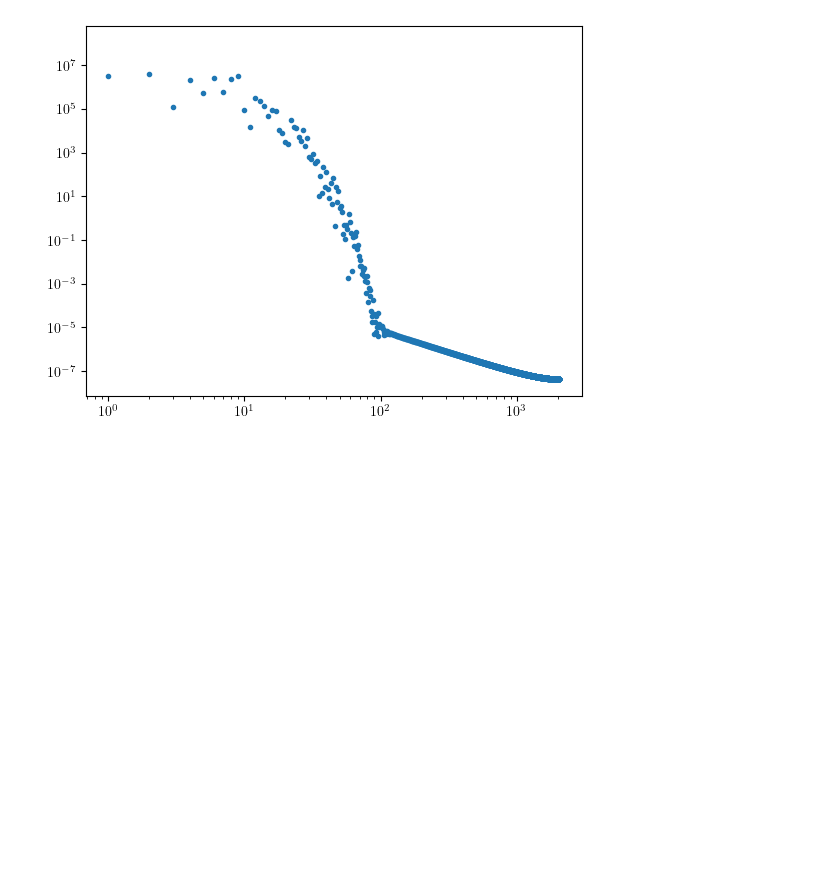
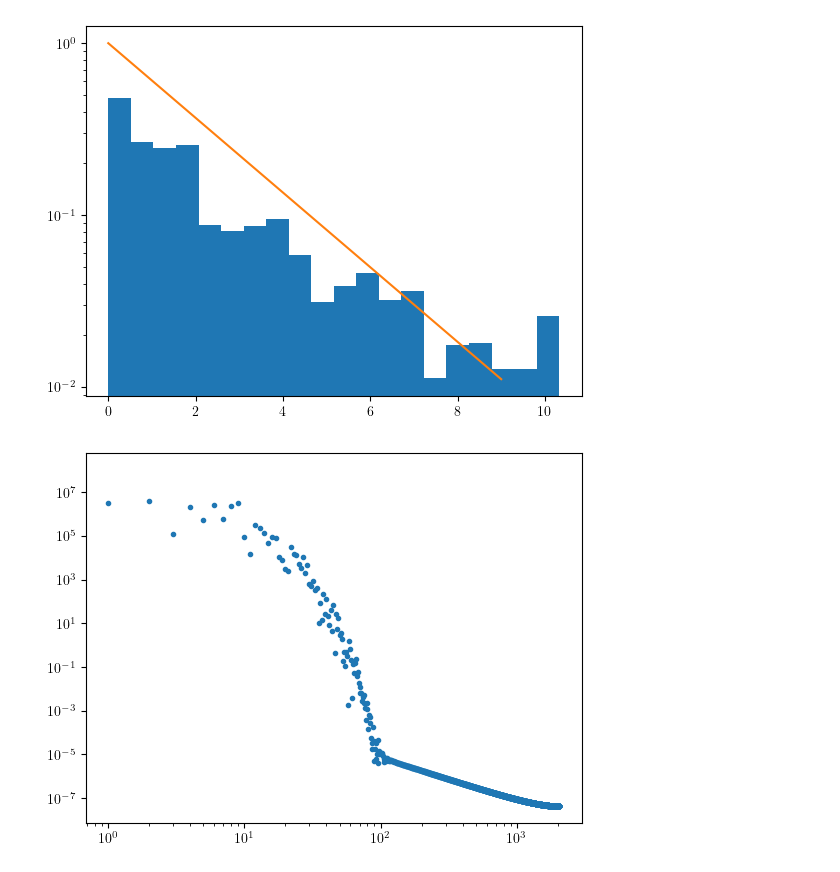
Before and after one commit to hjkim0620/ULDM_HarmonicOscillator, a Jupyter notebook: ULDM_HarmonicOscillator.ipynb, the cells around one changed output. Drawn from its saved outputs; the diff is of its cells as text; code cells hidden in the pictures; blank space fills up the shorter version.

```diff
--- a/ULDM_HarmonicOscillator.ipynb
+++ b/ULDM_HarmonicOscillator.ipynb
@@ -135,3 +35,10 @@ plt.plot(sim.time, sim.rho)
+# %%
+plt.hist(sim.rho, density=True,bins=20)
+plt.plot(np.exp(-np.arange(0,10)/2))
+# plt.ylim(0.0, 0.5)
+plt.yscale('log')
+# %% [output]
+[figure, added]
 # %%
 plt.plot((np.abs(fftn(sim.rho))**2)[:len(sim.rho)//2],'.')
 plt.xscale('log')
```
Also changed, not shown: parts of 18 cells of this notebook, 1 other file.
